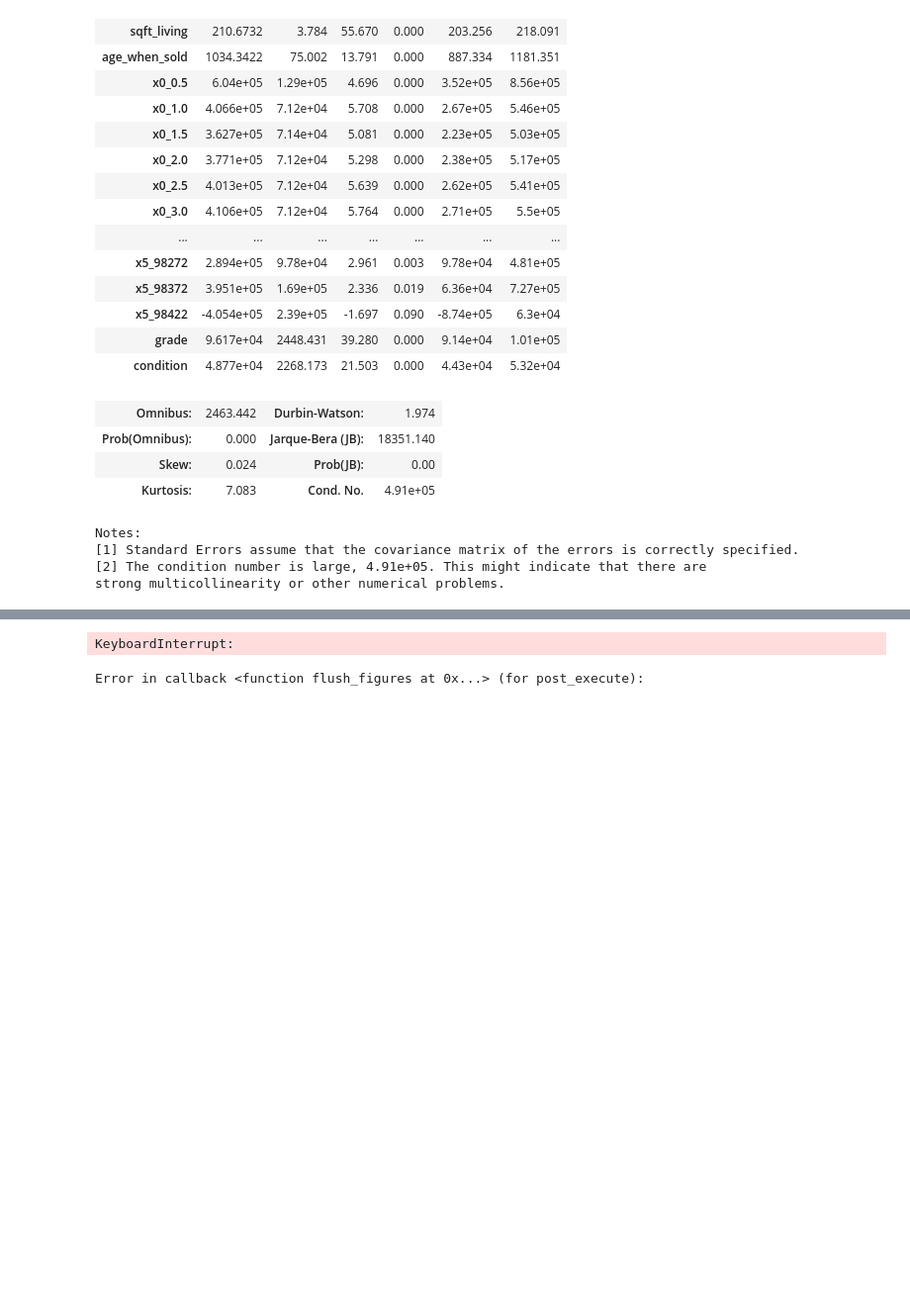
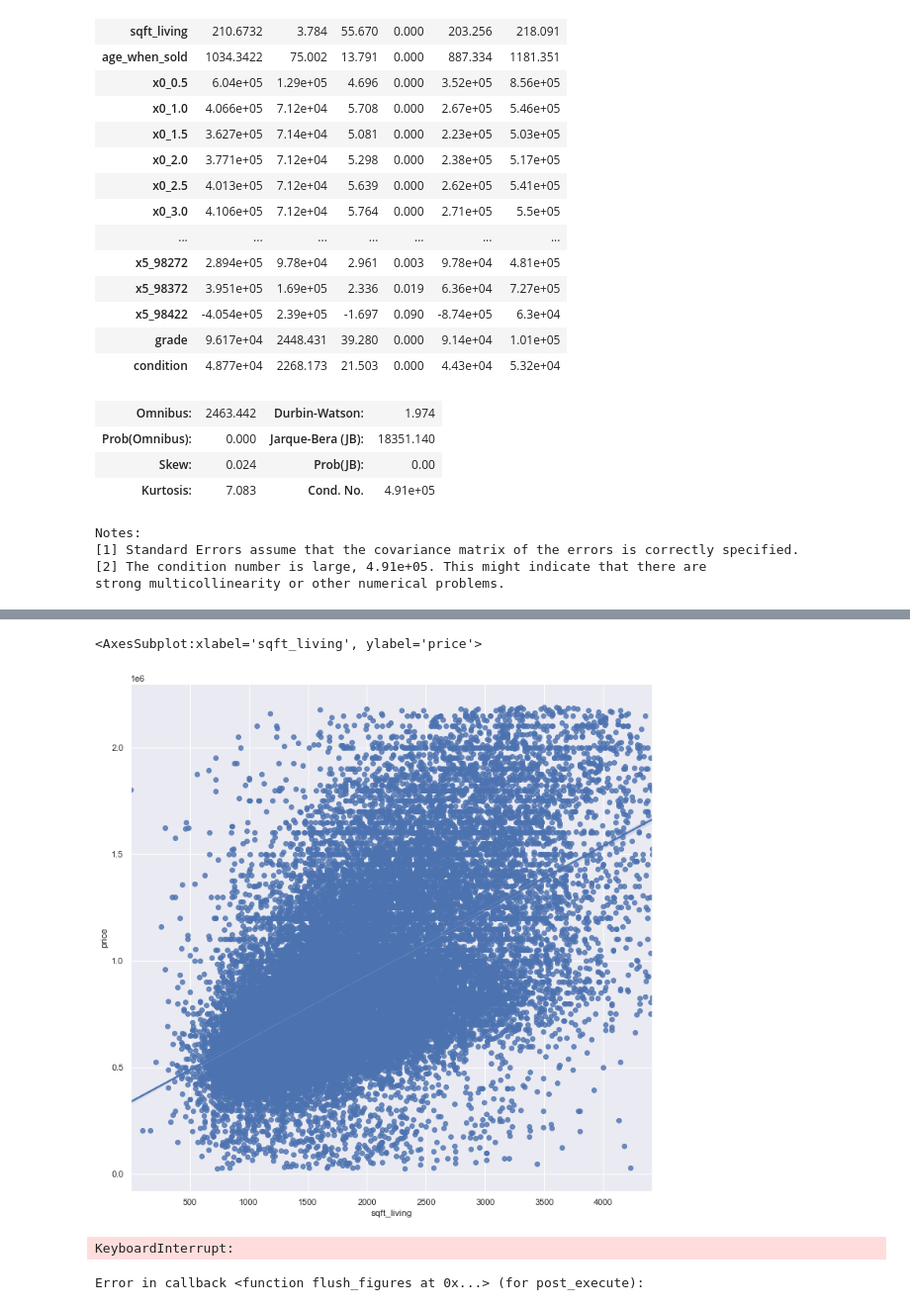
Before and after one commit to ilanhaskel/Real_Estate_Sale_Price_Predictor, a Jupyter notebook: eda_clean_ilan_assumptions.ipynb, the cells around one changed output, grey strips where cells are left out. Shown at 99% size. Drawn from its saved outputs; the diff is of its cells as text; code cells hidden in the pictures; blank space fills up the shorter version.

```diff
--- a/eda_clean_ilan_assumptions.ipynb
+++ b/eda_clean_ilan_assumptions.ipynb
@@ -842,0 +827,6 @@ Name: price, dtype: float64
+# %%
+df_nonscaled = pd.read_csv('data/kc_house_data.csv')
+# %%
+df_nonscaled = drop_outliers(df_nonscaled, 'sqft_living')
+# %%
+df_nonscaled = drop_outliers(df_nonscaled, 'price')
@@ -843,3 +841,8 @@ Name: price, dtype: float64
+# %%
+sns.regplot(data=df_nonscaled, x='sqft_living', y='price')
+# %% [output]
+<AxesSubplot:xlabel='sqft_living', ylabel='price'>
+[figure, added]
 # %%
 #pairplot with continuous variables
 #commented out for run-time
```
Also changed, not shown: parts of 36 cells of this notebook.
